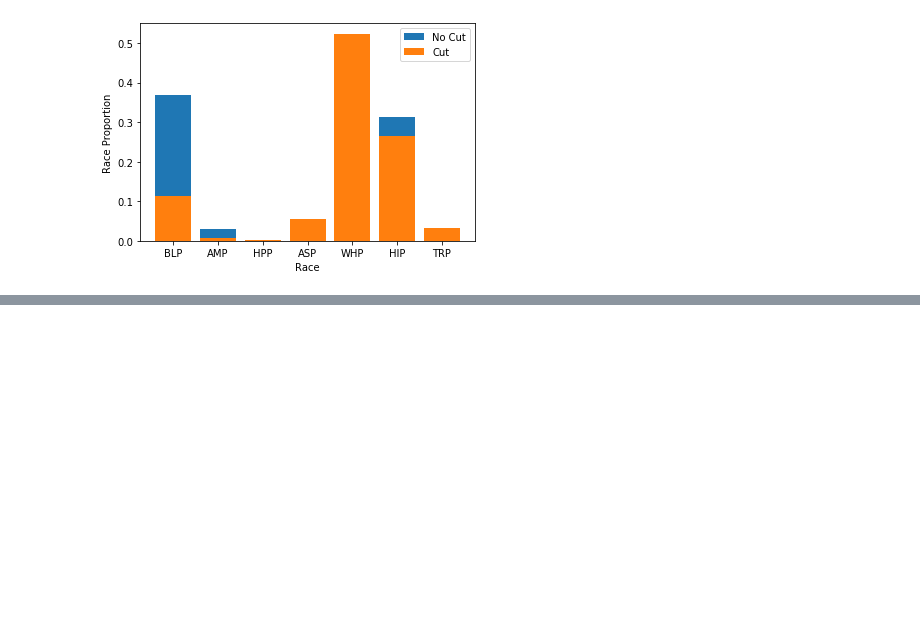
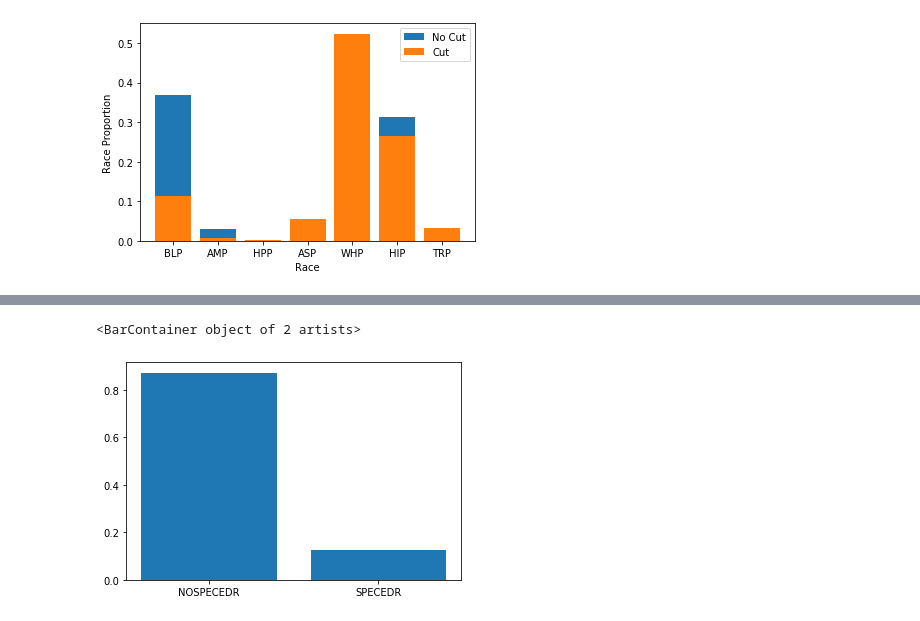
Before and after one commit to sarthakkothari/DS5500, a Jupyter notebook: HW4/HW4.ipynb, the cells around one changed output, grey strips where cells are left out. Cells and saved outputs as stored; diff of their text form; code cells hidden in the pictures; blank space fills up the shorter version.

```diff
--- a/HW4/HW4.ipynb
+++ b/HW4/HW4.ipynb
@@ -133,0 +185,5 @@ plt.show()
+# %%
+plt.bar(q3_cut.index[3:], q3_cut.values[3:])
+# %% [output]
+<BarContainer object of 2 artists>
+[figure, added]
```
Also changed, not shown: parts of 7 cells of this notebook, 1 other file.
